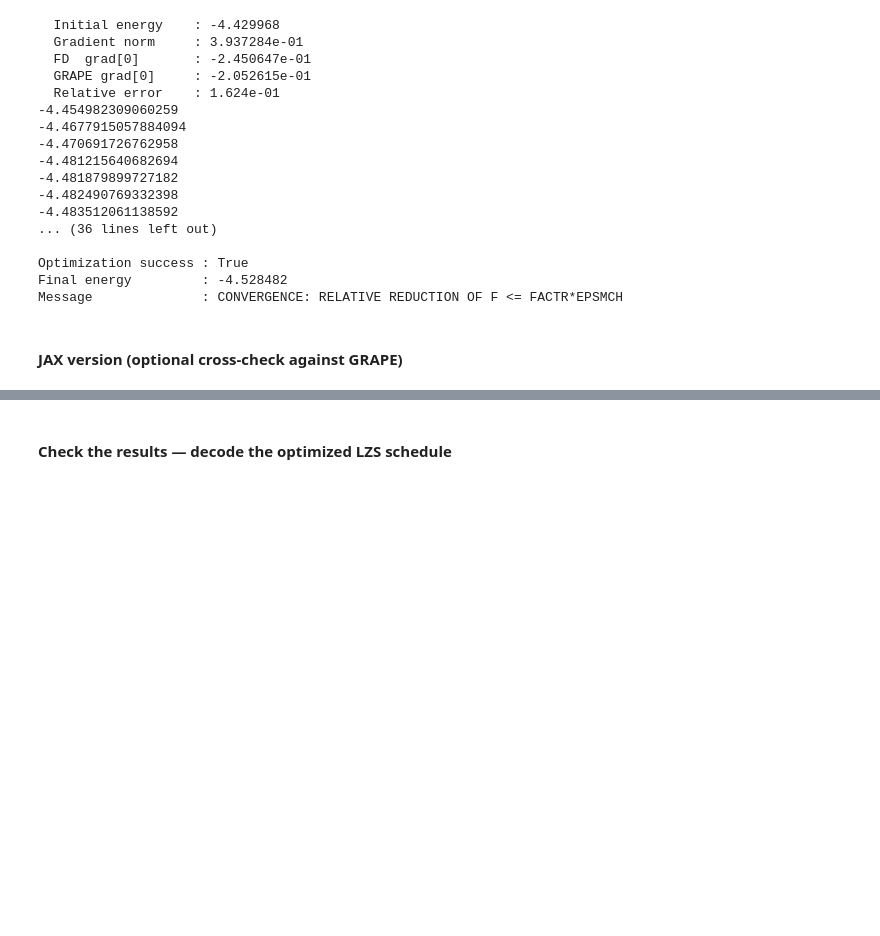
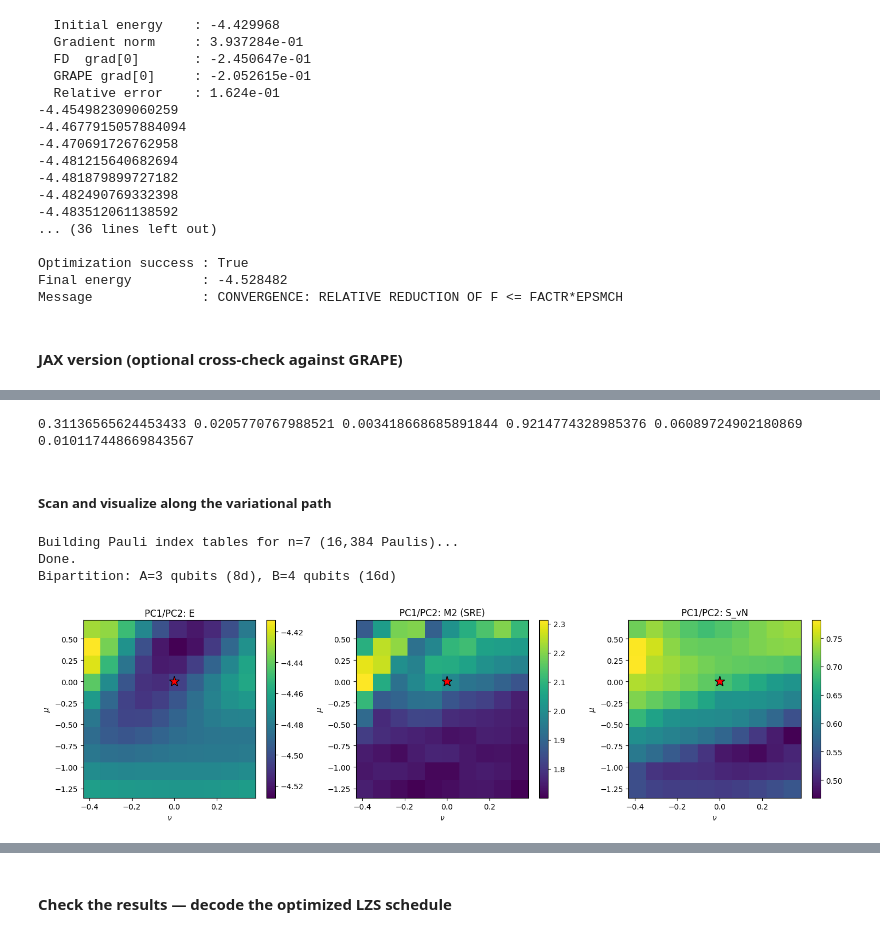
Before and after one commit to emacosta95/Magic4Annealing, a Jupyter notebook: FrustratedRing.ipynb, the cells around one changed output, grey strips where cells are left out. Drawn from its saved outputs; the diff is of its cells as text; code cells hidden in the pictures; blank space fills up the shorter version.

```diff
--- a/FrustratedRing.ipynb
+++ b/FrustratedRing.ipynb
@@ -482,0 +491,74 @@ JAX   final energy: -2.4797511823967664
+# %%
+X = history_parameters  # (EPOCHS, DIM), DIM=7
+X_centered = X - X.mean(axis=0)  # center each parameter
+n = X_centered.shape[0]
+
+C = (X_centered.T @ X_centered) / (n - 1)  # (DIM, DIM) covariance matrix
+
+evals, evecs = np.linalg.eigh(C)  # ascending order, C is symmetric
+order = np.argsort(evals)[::-1]
+evals = evals[order]
+evecs = evecs[:, order]  # evecs[:, 0] = PC1, evecs[:, 1] = PC2
+
+explained_ratio = evals / evals.sum()
+pc1, pc2 = evecs[:, 0], evecs[:, 1]
+
+print(
+    evals[0],
+    evals[1],
+    evals[2],
+    explained_ratio[0],
+    explained_ratio[1],
+    explained_ratio[2],
+)
+# %% [output]
+0.31136565624453433 0.0205770767988521 0.003418668685891844 0.9214774328985376 0.06089724902180869 0.010117448669843567
+# %% [markdown]
+##### Scan and visualize along the variational path
+# %%
+# ── build the PCA directions + grid range from your covariance-matrix result ──
+# X       : (EPOCHS, DIM) history_parameters
+# evecs   : (DIM, DIM), columns sorted by descending eigenvalue
+# evals   : (DIM,), descending
+
+center = X.mean(axis=0)
+pc1, pc2 = evecs[:, 0], evecs[:, 1]
+
+X_centered = X - center
+proj = X_centered @ np.column_stack([pc1, pc2])  # (EPOCHS, 2) — trajectory in PC space
+
+margin = 1.3
+mu_range = np.linspace(proj[:, 0].min() * margin, proj[:, 0].max() * margin, 15)
+nu_range = np.linspace(proj[:, 1].min() * margin, proj[:, 1].max() * margin, 15)
+# %%
+from src.utils_visualization import scan_2d, plot_scan
+
+# ── span the annealing landscape along PC1/PC2: E, M2 (magic), S_vN (entanglement) ──
+result = scan_2d(
+    model,
+    center,
+    pc1,
+    pc2,
+    sector,
+    nqubits,
+    mu_range,
+    nu_range,
+    driver_hamiltonian_s=driver_hamiltonian_s,
+    target_hamiltonian_s=target_hamiltonian_s,
+    psi_init_s=psi_init_s,
+)
+# %% [output]
+Building Pauli index tables for n=7 (16,384 Paulis)...
+Done.
+Bipartition: A=3 qubits (8d), B=4 qubits (16d)
+# %%
+fig = plot_scan(
+    mu_range,
+    nu_range,
+    result["E"],
+    result["M2_integral"],
+    result["S_integral"],
+    title_prefix="PC1/PC2: ",
+)
+# %% [output]
+[figure, added]
```
Also changed, not shown: parts of 13 cells of this notebook, 2 other files.
